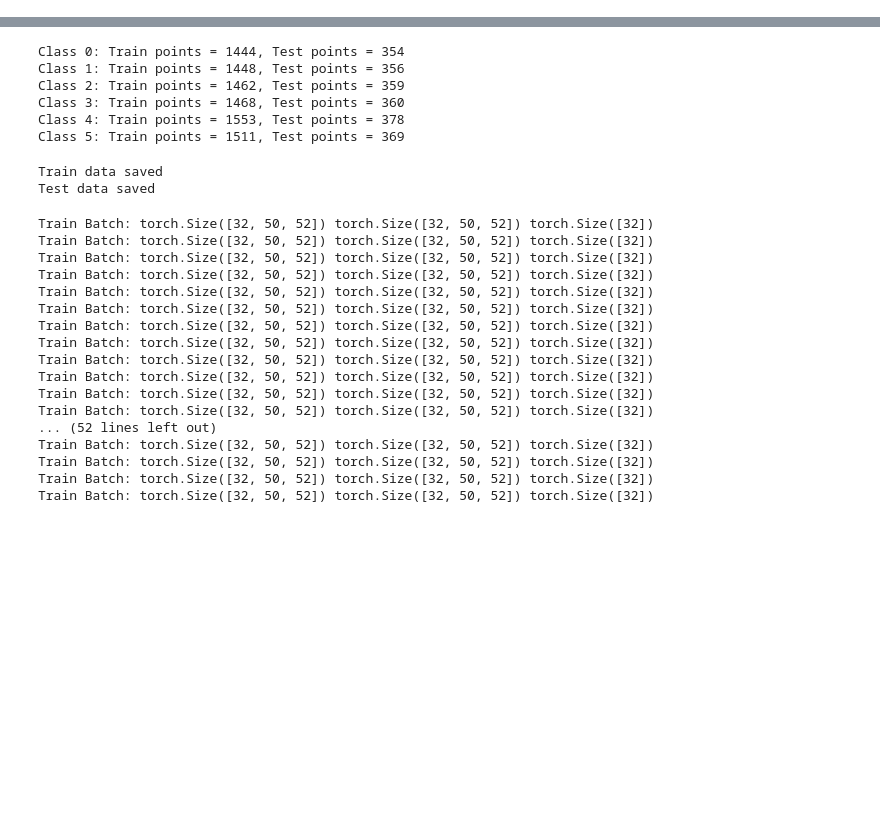
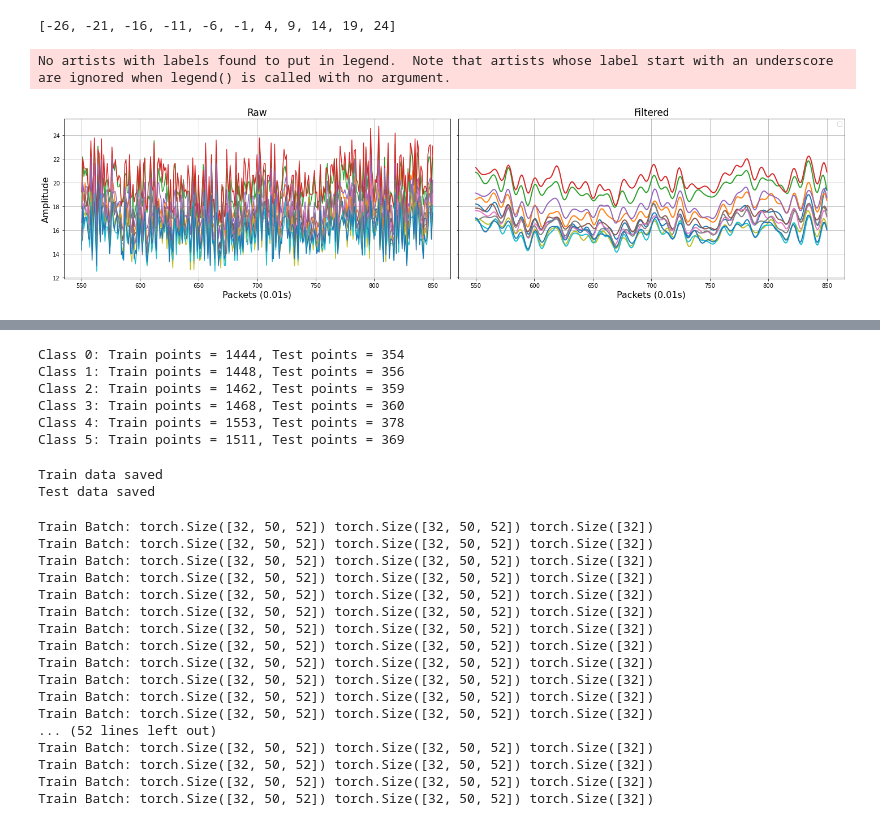
Before and after one commit to Paco-Danes/Thesis, a Jupyter notebook: Code/preprocessing.ipynb, the cells around one changed output, grey strips where cells are left out. Saved outputs shown, nothing was run; the diff lists cells and outputs as text; code cells hidden in the pictures; blank space fills up the shorter version.

```diff
--- a/Code/preprocessing.ipynb
+++ b/Code/preprocessing.ipynb
@@ -120,3 +120,38 @@ def create_dataset_from_csvs(amplitude_file_groups, phase_file_groups, window_si
         print(f"Class {class_index}: Train points = {train_count}, Test points = {test_count}")
 
     return train_dataset, test_dataset
+# %%
+amp_raw_p1 = pd.read_csv('..\Data\DataClean\\andrea1_amp.csv')
+amp_raw_p2 = pd.read_csv('..\Data\DataClean\\laura1_amp.csv')
+amp_raw_p3 = pd.read_csv('..\Data\DataClean\\katy1_amp.csv')
+# %%
+list(range(-26,27,5))
+# %% [output]
+[-26, -21, -16, -11, -6, -1, 4, 9, 14, 19, 24]
+# %%
+al = 1
+step = 5
+st_pk = 550
+
+fig, ax = plt.subplots(1, 2, figsize=(20,5), sharey=True)
+
+for i in range(-26,27,step):
+    if i == 0:
+        continue
+    ax[0].plot(amp_raw_p1.loc[st_pk:st_pk+300, f'subc{i}'], alpha = al)
+    ax[1].plot(my_utils.butterworth_filter(amp_raw_p1, cutoff_frequency=10).loc[st_pk:st_pk+300, f'subc{i}'], lw=2)
+    #ax[2].plot(my_utils.butterworth_filter(amp_raw_p2, cutoff_frequency=10).loc[st_pk:st_pk+300, f'subc{i}'], lw=2)
+
+for axes in ax:
+    axes.set_xlabel('Packets (0.01s)', fontsize=16)
+    axes.grid(True)
+
+ax[0].set_ylabel('Amplitude', fontsize=16)
+ax[0].set_title('Raw', fontsize=17)
+ax[1].set_title('Filtered', fontsize=17)
+plt.legend()
+plt.tight_layout()
+plt.show()
+# %% [output]
+No artists with labels found to put in legend.  Note that artists whose label start with an underscore are ignored when legend() is called with no argument.
+[figure, added]
```
Also changed, not shown: parts of 4 cells of this notebook, 12 other files.
